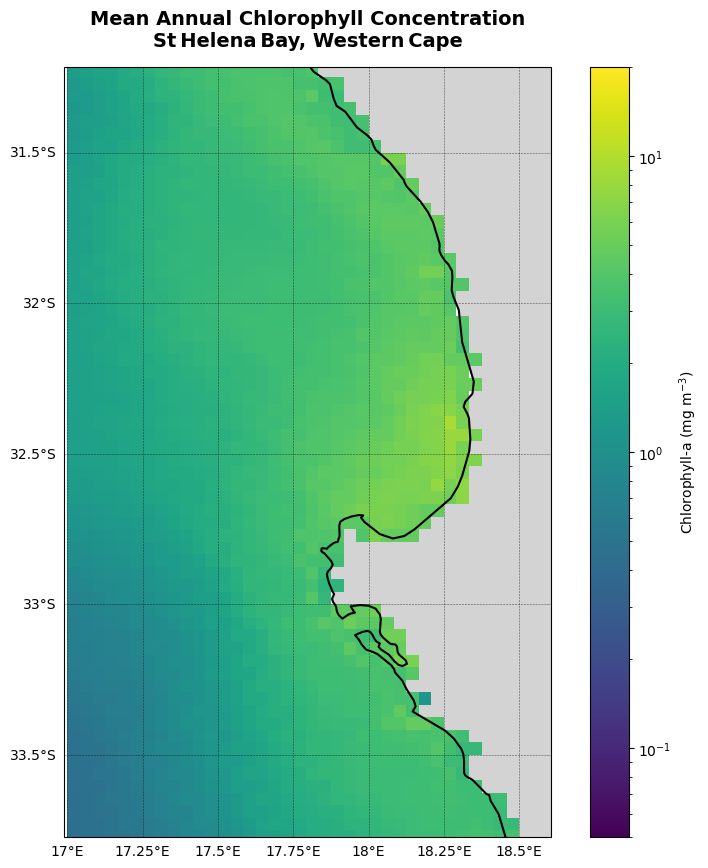
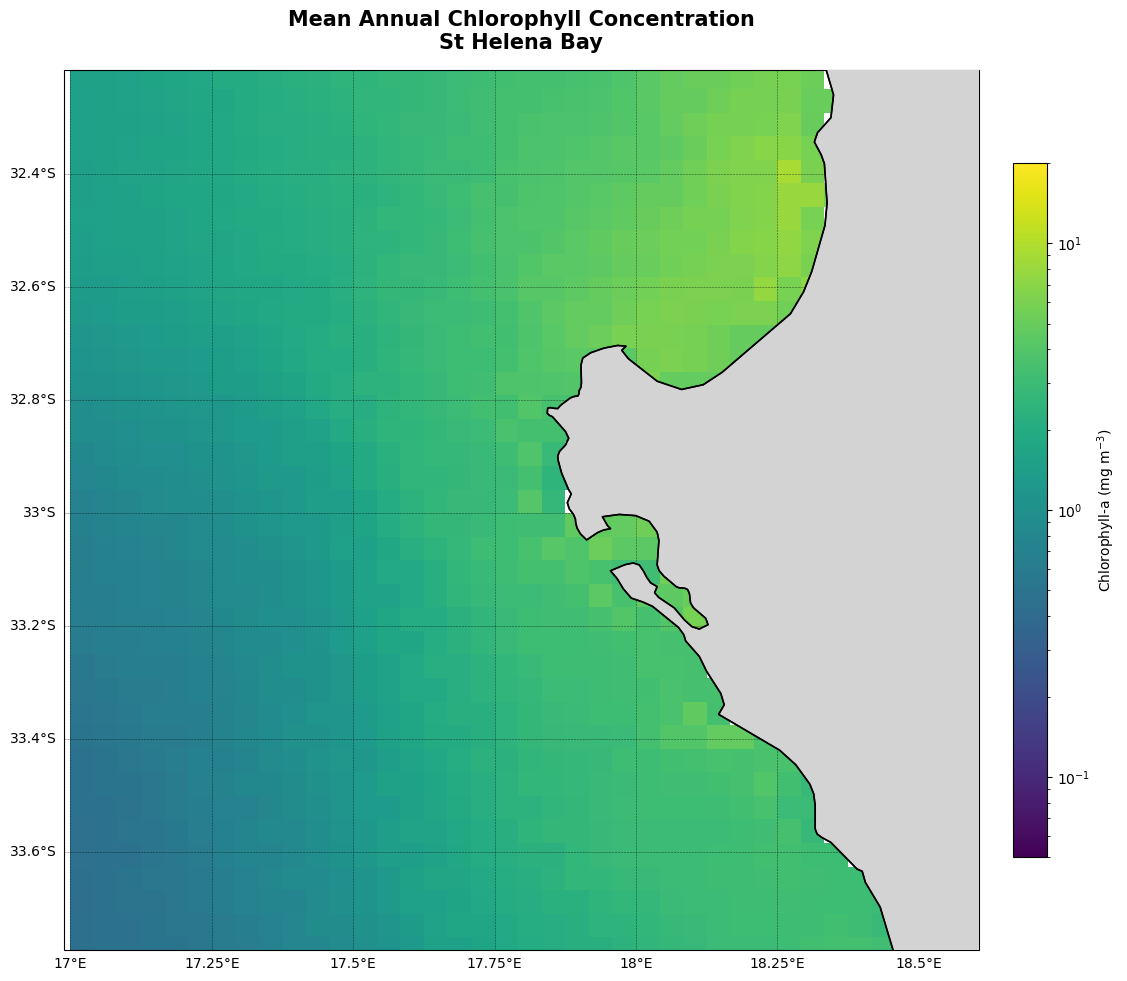
The change to this notebook cell's code, shown as a diff; its figure went from the first image to the second:
--- before
+++ after
@@ -6,39 +6,72 @@
 import xarray as xr
 
-# Define bounding box for St Helena Bay
-lon_min, lon_max = 16.9876, 18.6069
-lat_min, lat_max = -33.7727, -31.2160
+# Compute mean annual climatology
+chl_mean = chl.mean(dim="time")
+
+# St Helena Bay boundaries
+lon_min, lon_max = 16.9880, 18.6067
+lat_min, lat_max = -33.7727, -32.2165
 
 # Handle latitude orientation automatically
-if annual_mean.lat[0] > annual_mean.lat[-1]:
+if chl_mean.lat.values[0] > chl_mean.lat.values[-1]:
+    st_helena = chl_mean.sel(
+        lon=slice(lon_min, lon_max),
+        lat=slice(lat_max, lat_min)
+    )
+else:
+    st_helena = chl_mean.sel(
+        lon=slice(lon_min, lon_max),
+        lat=slice(lat_min, lat_max)
+    )
 
-    st_helena = annual_mean.sel(lon=slice(lon_min, lon_max), lat=slice(lat_max, lat_min))
-else:
-    # Dataset stored south→north
-    st_helena = annual_mean.sel(lon=slice(lon_min, lon_max), lat=slice(lat_min, lat_max))
-
-# Mask invalid or zero values
+# Remove invalid values
 st_helena = st_helena.where(st_helena > 0)
 
-# Plot Settings
-fig = plt.figure(figsize=(10, 10))
-ax = plt.axes(projection=ccrs.PlateCarree())   # Standard lat/lon projection
+# Create figure
+fig = plt.figure(figsize=(12,10))
 
-# Plot chlorophyll with logarithmic color scale
-plot = st_helena.plot(
+ax = plt.axes(projection=ccrs.PlateCarree())
+
+# Plot chlorophyll
+
+chl_plot = st_helena['chlor_a'].plot(
     ax=ax,
     transform=ccrs.PlateCarree(),
-    cmap='viridis',
-    norm=LogNorm(vmin=0.05, vmax=20),   # Log scale for better contrast
+
+    # Strong contrast for chlorophyll differences
+    cmap="viridis",
+
+    # Log scale improves visibility
+    norm=LogNorm(vmin=0.05, vmax=20),
+
+    rasterized=True,
+
     cbar_kwargs={
-        "label": "Chlorophyll-a (mg m$^{-3}$)"})
+        "label": "Chlorophyll-a (mg m$^{-3}$)",
+        "shrink": 0.75,
+        "pad": 0.03
+    }
+)
 
-# Set map extent to region of interest
-ax.set_extent([lon_min, lon_max, lat_min, lat_max], crs=ccrs.PlateCarree())
+# Map extent
+ax.set_extent(
+    [lon_min, lon_max, lat_min, lat_max],
+    crs=ccrs.PlateCarree()
+)
 
-# Coastlines, land shading, and borders
-ax.coastlines(resolution='10m', linewidth=1.5, color='black')
-ax.add_feature(cfeature.LAND, facecolor='lightgray', zorder=0)
-ax.add_feature(cfeature.BORDERS, linestyle=':', linewidth=0.5)
+# Coastlines and land shading
+# Land layer placed above chlorophyll
+ax.add_feature(
+    cfeature.LAND,
+    facecolor="lightgray",
+    edgecolor="black",
+    zorder=10
+)
+ax.coastlines(
+    resolution="10m",
+    linewidth=1.2,
+    color="black",
+    zorder=11
+)
 
 # Gridlines with labels
@@ -51,10 +84,11 @@
 # Title
 ax.set_title(
-    'Mean Annual Chlorophyll Concentration\nSt Helena Bay, Western Cape',
-    fontsize=14,
-    weight='bold',
+    "Mean Annual Chlorophyll Concentration\nSt Helena Bay",
+    fontsize=15,
+    weight="bold",
     pad=15
 )
+# Layout
+plt.tight_layout()
 
-# Final map
 plt.show()

Commit: E5